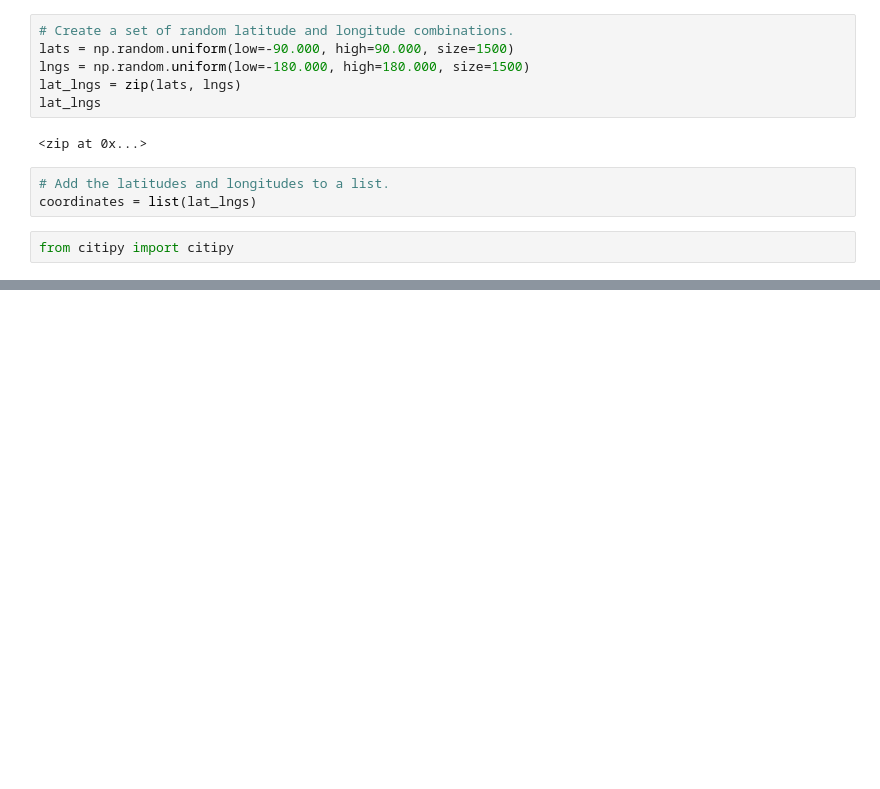
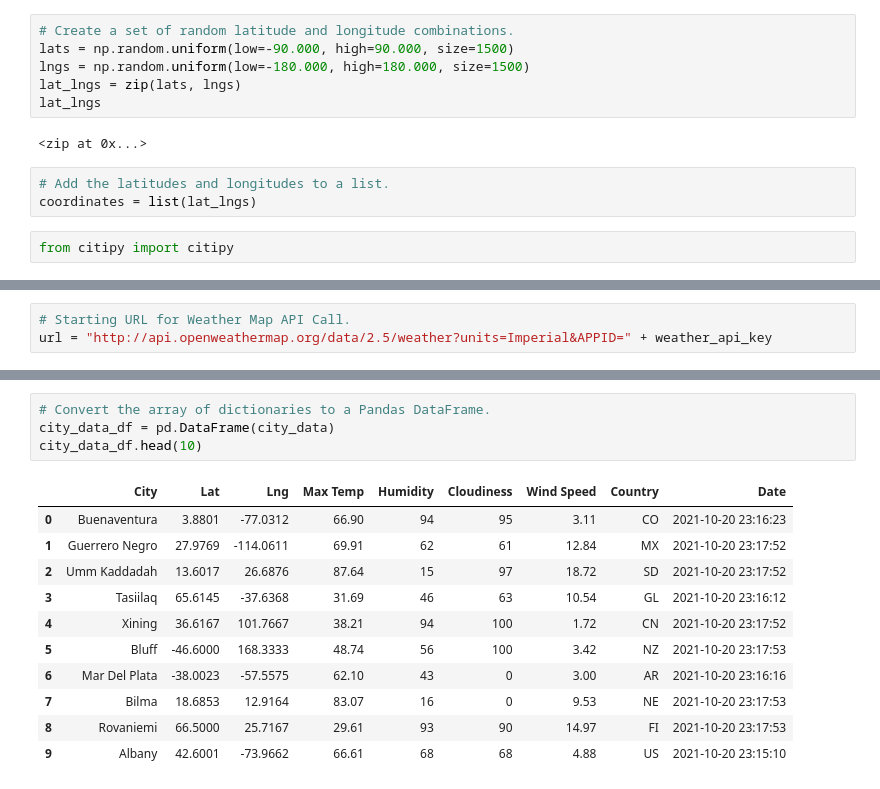
Before and after one commit to Bandeena/World_Weather_Analysis, a Jupyter notebook: WeatherPy.ipynb, the cells around one changed output, grey strips where cells are left out. Saved outputs shown, nothing was run; the diff lists cells and outputs as text; blank space fills up the shorter version.

```diff
--- a/WeatherPy.ipynb
+++ b/WeatherPy.ipynb
@@ -32,0 +39,3 @@ len(cities)
+# %%
+# Starting URL for Weather Map API Call.
+url = "http://api.openweathermap.org/data/2.5/weather?units=Imperial&APPID=" + weather_api_key
@@ -32,0 +123,16 @@ len(cities)
+# %%
+# Convert the array of dictionaries to a Pandas DataFrame.
+city_data_df = pd.DataFrame(city_data)
+city_data_df.head(10)
+# %% [output]
+|  | City | Lat | Lng | Max Temp | Humidity | Cloudiness | Wind Speed | Country | Date |
+| 0 | Buenaventura | 3.8801 | -77.0312 | 66.90 | 94 | 95 | 3.11 | CO | 2021-10-20 23:16:23 |
+| 1 | Guerrero Negro | 27.9769 | -114.0611 | 69.91 | 62 | 61 | 12.84 | MX | 2021-10-20 23:17:52 |
+| 2 | Umm Kaddadah | 13.6017 | 26.6876 | 87.64 | 15 | 97 | 18.72 | SD | 2021-10-20 23:17:52 |
+| 3 | Tasiilaq | 65.6145 | -37.6368 | 31.69 | 46 | 63 | 10.54 | GL | 2021-10-20 23:16:12 |
+| 4 | Xining | 36.6167 | 101.7667 | 38.21 | 94 | 100 | 1.72 | CN | 2021-10-20 23:17:52 |
+| 5 | Bluff | -46.6000 | 168.3333 | 48.74 | 56 | 100 | 3.42 | NZ | 2021-10-20 23:17:53 |
+| 6 | Mar Del Plata | -38.0023 | -57.5575 | 62.10 | 43 | 0 | 3.00 | AR | 2021-10-20 23:16:16 |
+| 7 | Bilma | 18.6853 | 12.9164 | 83.07 | 16 | 0 | 9.53 | NE | 2021-10-20 23:17:53 |
+| 8 | Rovaniemi | 66.5000 | 25.7167 | 29.61 | 93 | 90 | 14.97 | FI | 2021-10-20 23:17:53 |
+| 9 | Albany | 42.6001 | -73.9662 | 66.61 | 68 | 68 | 4.88 | US | 2021-10-20 23:15:10 |
```
Also changed, not shown: parts of 6 cells of this notebook, 3 other files.
